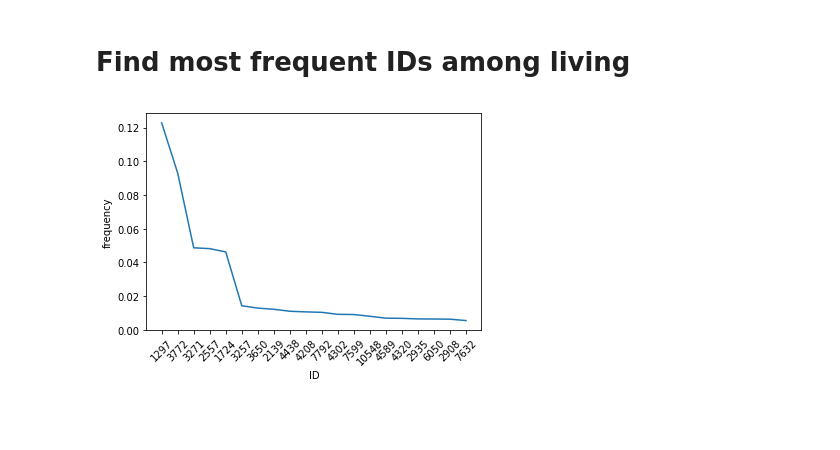
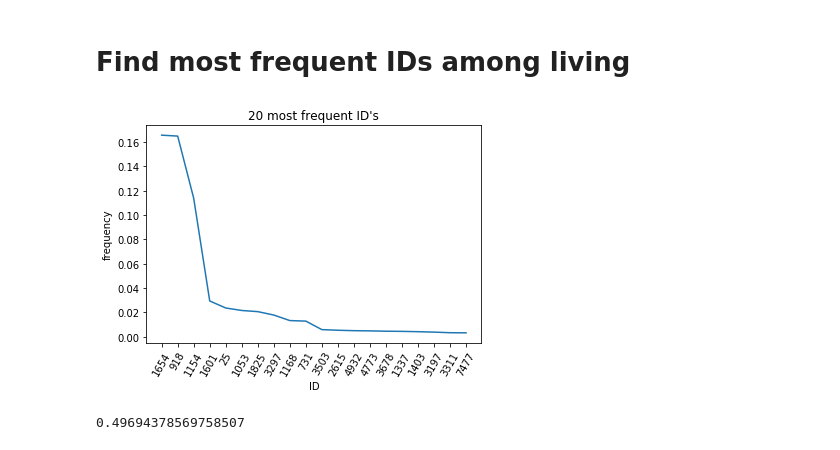
Before and after one commit to ariansajina/bachelor-thesis, a Jupyter notebook: data/phylogeny.ipynb, the cells around one changed output. Saved outputs shown, nothing was run; the diff lists cells and outputs as text; code cells hidden in the pictures; blank space fills up the shorter version.

```diff
--- a/data/phylogeny.ipynb
+++ b/data/phylogeny.ipynb
@@ -6,7 +6,7 @@ from cStringIO import StringIO
 import matplotlib
 import matplotlib.pyplot as plt
 # %%
-path = './series2/mage_1/mut-whole-mstd_1.00-mage_1.csv'
+path = './series2/mage_2/mut-whole-mstd_1.00-mage_2.csv'
 
 pop = pd.read_csv(path)
 pop.parent_id[pop.parent_id < 0] = np.nan
@@ -70,21 +66,26 @@ def find_parent(p, _id):
 # %%
-p = pop[pop.alive == 1]
+p = pop[np.logical_and(pop.age==0,pop.alive == 1)]
 u,c = np.unique(p.id, return_counts=True)
 sort_ix = np.argsort(c)[::-1] # ascending
 
 how_many = 20
 
 xlabel = u[sort_ix]
 y = (c[sort_ix]/float(np.sum(c)))[:how_many]
 plt.plot(y)
-plt.xticks(np.arange(how_many), xlabel[:how_many], rotation=45)
+plt.xticks(np.arange(how_many), xlabel[:how_many], rotation=60)
 plt.xlabel('ID')
 plt.ylabel('frequency')
-plt.show()
+plt.title("20 most frequent ID's")
+plt.savefig('/home/asajina/repos/thesis-paper/figures/phylo1.png', dpi=600)
 
 #ten_most = u[sort_ix][:10] # ten most numerous IDs
 #p_ten_most = p[p.id.isin(ten_most)]
 #print ten_most
 #print np.around(c[sort_ix][:10]/float(p.id.size),4)
 # %% [output]
-[figure, old version]
+[figure, new version]
+# %%
+np.sum(y[:5])
+# %% [output]
+0.49694378569758507
```
Also changed, not shown: parts of 31 cells of this notebook, 1 other file.
